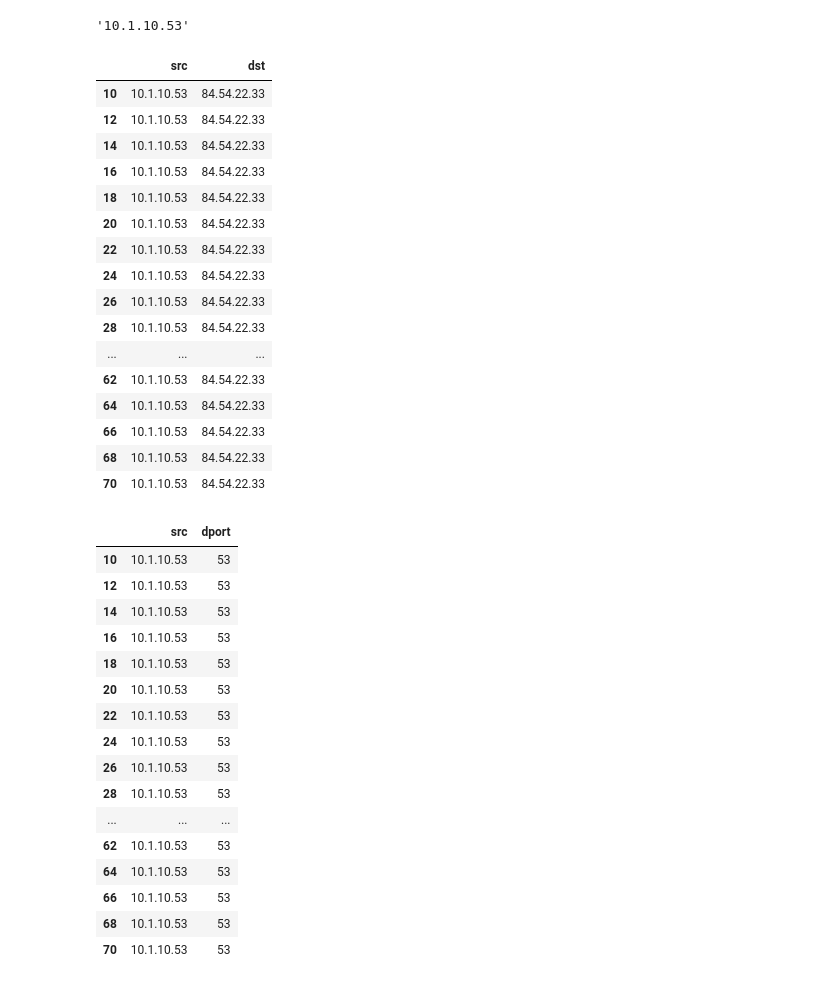
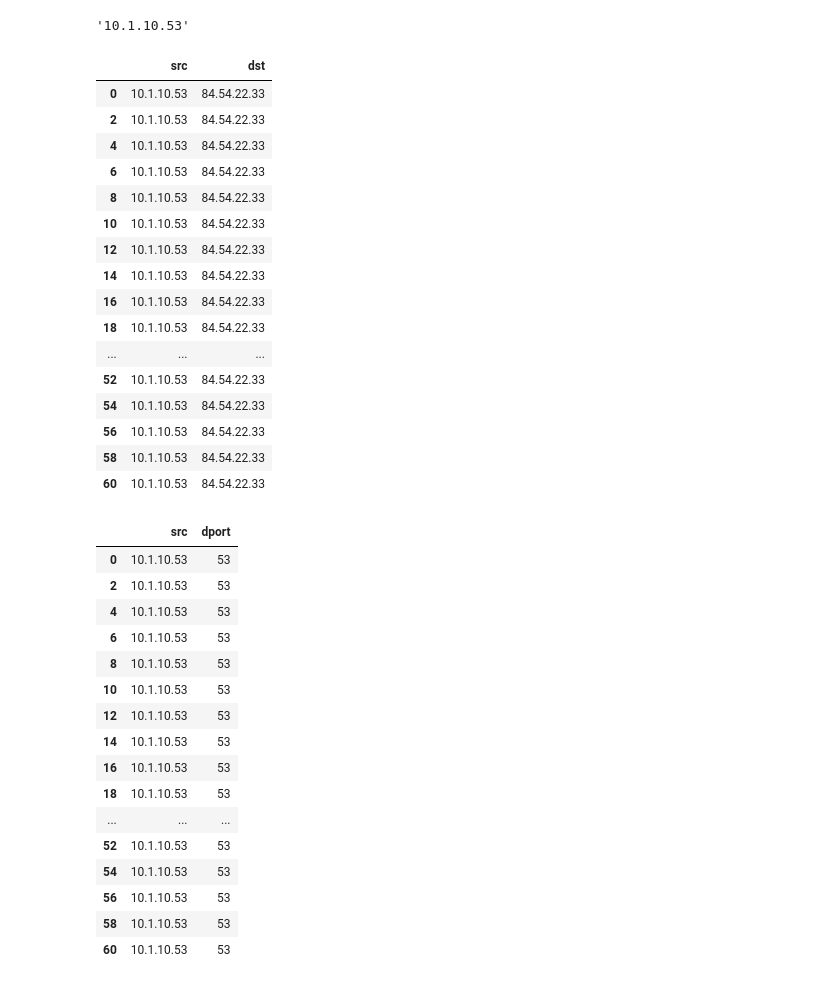
Before and after one commit to bryannalfaro/Lab5-SecDS, a Jupyter notebook: main.ipynb, the cells around one changed output. Drawn from its saved outputs; the diff is of its cells as text; code cells hidden in the pictures.

```diff
--- a/main.ipynb
+++ b/main.ipynb
@@ -91,11 +100,9 @@ Raw
 # %%
-pcap2 = rdpcap('analisis_paquetes.pcap')
+pcap2 = rdpcap('/analisis_paquetes.pcap')
 # %%
 print(len(pcap2))
 # %% [output]
 62
-# %%
-pcap = pcap + pcap2
 # %%
 print(len(pcap))
 # %% [output]
@@ -171,3 +245,5 @@ print(df.head(5))
 # %% [markdown]
 Muestre los valores de las columnas: Src Addres, Dst Address, Src Port y Dst Port
+# %%
+df_new = pd.concat([df,df2])
 # %%
@@ -278,7 +358,7 @@ Name: dport, dtype: int64
 # Estadísticas
 # %%
 #Muestre cual es la IP origen más frecuente
-source_ip = df['src'].value_counts(ascending=False).index[0]
+source_ip = df_new['src'].value_counts(ascending=False).index[0]
 source_ip
 # %% [output]
 '10.1.10.53'
@@ -290,45 +370,45 @@ dest_ip
 '10.1.10.53'
 # %%
 #¿A qué IPs se comunica la IP del inciso a?
-df[df['src']==source_ip][['src','dst']]
+df_new[df_new['src']==source_ip][['src','dst']]
 # %% [output]
 |  | src | dst |
+| 0 | 10.1.10.53 | 84.54.22.33 |
+| 2 | 10.1.10.53 | 84.54.22.33 |
+| 4 | 10.1.10.53 | 84.54.22.33 |
+| 6 | 10.1.10.53 | 84.54.22.33 |
+| 8 | 10.1.10.53 | 84.54.22.33 |
 | 10 | 10.1.10.53 | 84.54.22.33 |
 | 12 | 10.1.10.53 | 84.54.22.33 |
 | 14 | 10.1.10.53 | 84.54.22.33 |
 | 16 | 10.1.10.53 | 84.54.22.33 |
 | 18 | 10.1.10.53 | 84.54.22.33 |
-| 20 | 10.1.10.53 | 84.54.22.33 |
-| 22 | 10.1.10.53 | 84.54.22.33 |
-| 24 | 10.1.10.53 | 84.54.22.33 |
-| 26 | 10.1.10.53 | 84.54.22.33 |
-| 28 | 10.1.10.53 | 84.54.22.33 |
 | ... | ... | ... |
-| 62 | 10.1.10.53 | 84.54.22.33 |
-| 64 | 10.1.10.53 | 84.54.22.33 |
-| 66 | 10.1.10.53 | 84.54.22.33 |
-| 68 | 10.1.10.53 | 84.54.22.33 |
-| 70 | 10.1.10.53 | 84.54.22.33 |
+| 52 | 10.1.10.53 | 84.54.22.33 |
+| 54 | 10.1.10.53 | 84.54.22.33 |
+| 56 | 10.1.10.53 | 84.54.22.33 |
+| 58 | 10.1.10.53 | 84.54.22.33 |
+| 60 | 10.1.10.53 | 84.54.22.33 |
 # %%
 #¿A qué puertos destino se comunica la IP del inciso a?
-df[df['src']==source_ip][['src','dport']]
+df_new[df_new['src']==source_ip][['src','dport']]
 # %% [output]
 |  | src | dport |
+| 0 | 10.1.10.53 | 53 |
+| 2 | 10.1.10.53 | 53 |
+| 4 | 10.1.10.53 | 53 |
+| 6 | 10.1.10.53 | 53 |
+| 8 | 10.1.10.53 | 53 |
 | 10 | 10.1.10.53 | 53 |
 | 12 | 10.1.10.53 | 53 |
 | 14 | 10.1.10.53 | 53 |
 | 16 | 10.1.10.53 | 53 |
 | 18 | 10.1.10.53 | 53 |
-| 20 | 10.1.10.53 | 53 |
-| 22 | 10.1.10.53 | 53 |
-| 24 | 10.1.10.53 | 53 |
-| 26 | 10.1.10.53 | 53 |
-| 28 | 10.1.10.53 | 53 |
 | ... | ... | ... |
-| 62 | 10.1.10.53 | 53 |
-| 64 | 10.1.10.53 | 53 |
-| 66 | 10.1.10.53 | 53 |
-| 68 | 10.1.10.53 | 53 |
-| 70 | 10.1.10.53 | 53 |
+| 52 | 10.1.10.53 | 53 |
+| 54 | 10.1.10.53 | 53 |
+| 56 | 10.1.10.53 | 53 |
+| 58 | 10.1.10.53 | 53 |
+| 60 | 10.1.10.53 | 53 |
 # %%
 #¿A qué puertos origen se comunica la IP del inciso b?
```
Also changed, not shown: parts of 22 cells of this notebook.
